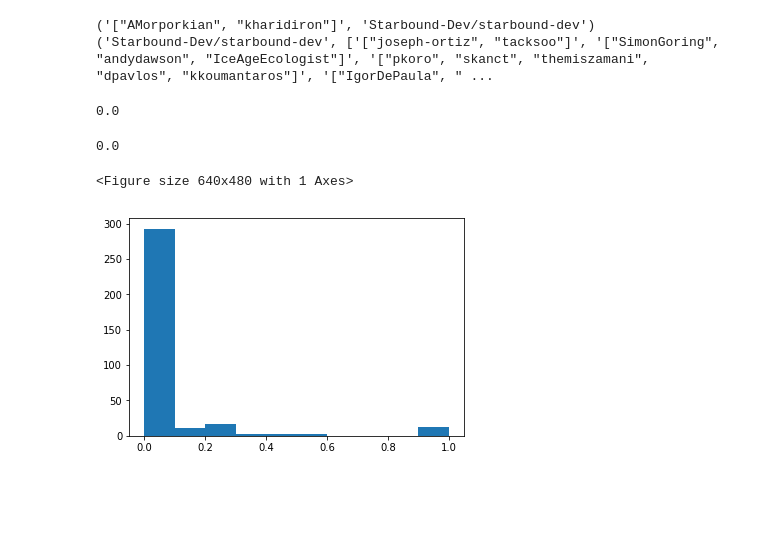
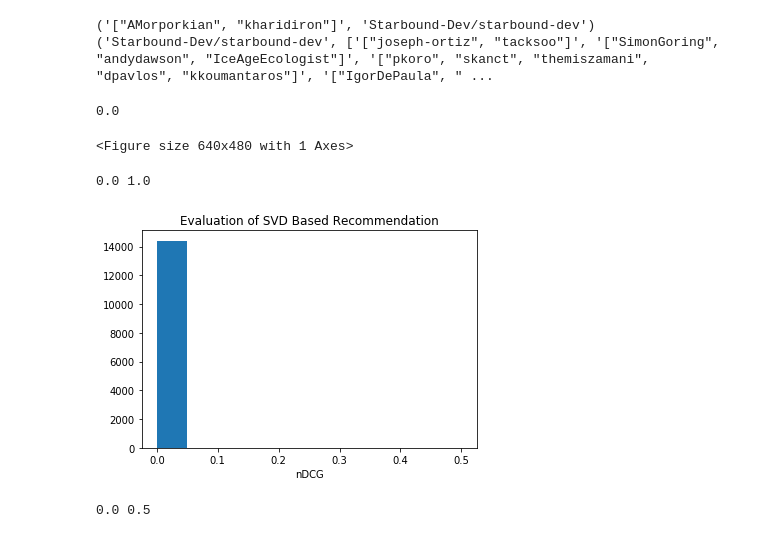
Before and after one commit to wd-doylle/GithubTeamRecommendation, a Jupyter notebook: evaluate.ipynb, the cells around one changed output. Cells and saved outputs as stored; diff of their text form; code cells hidden in the pictures; blank space fills up the shorter version.

```diff
--- a/evaluate.ipynb
+++ b/evaluate.ipynb
@@ -24,12 +24,12 @@ import pandas as pd
 import json
 
 recommendations = {}
-with open('recommenda_euclidean.json') as rj:
+with open('recommend_euclidean.json') as rj:
     for l in rj.readlines():
         line = l.strip().split('\t')
         repo = line[0]
-        recs = [json.loads(t)[1] for t in line[1:]]
-        recommendations[repo] = recs[::-1]
+        recs = [json.loads(t) for t in line[1:]]
+        recommendations[repo] = recs
 
 team_target = {}
 with open('team_profiles.json') as tj:
@@ -43,27 +43,6 @@ print(list(recommendations.items())[0])
 # %% [output]
 ('["AMorporkian", "kharidiron"]', 'Starbound-Dev/starbound-dev')
 ('Starbound-Dev/starbound-dev', ['["joseph-ortiz", "tacksoo"]', '["SimonGoring", "andydawson", "IceAgeEcologist"]', '["pkoro", "skanct", "themiszamani", "dpavlos", "kkoumantaros"]', '["IgorDePaula", " ...
-# %%
-def NRR(repo,rec,team_target):
-    mrr = 0
-    for i,tm in enumerate(rec):
-        if tm in team_target and repo == team_target[tm]:
-            mrr += 1/(i+1)
-    target_cnt = 0
-    irr =  0
-    for tm in team_target:
-        target = team_target[tm]
-        if target == repo:
-            target_cnt += 1
-            irr += 1/target_cnt
-#     print(irr)
-    mrr /= irr
-    return mrr
-
-item = list(recommendations.items())[0]
-print(NRR(item[0],item[1],team_target))
-# %% [output]
-0.0
 # %%
 import numpy as np
 def NDCG(repo,rec,team_target):
@@ -88,18 +67,36 @@ print(NDCG(item[0],item[1],team_target))
 # %%
 from matplotlib import pyplot as plt
 
-NRRs = []
+NDCGs = []
 for repo in recommendations:
-    NRRs.append(NRR(repo,recommendations[repo],team_target))
-plt.hist(NRRs)
+    NDCGs.append(NDCG(repo,recommendations[repo],team_target))
+plt.hist(NDCGs)
+plt.xlabel("nDCG")
+plt.title("Evaluation of Euclidean Distance Based Recommendation")
+plt.savefig('evaluate_euclidean.pdf',bbox='tight')
 plt.show()
+print(min(NDCGs),max(NDCGs))
 # %% [output]
 <Figure size 640x480 with 1 Axes>
+0.0 1.0
+# %%
+recommendations = {}
+with open('recommend_svd.json') as rj:
+    for l in rj.readlines():
+        line = l.strip().split('\t')
+        repo = line[0]
+        recs = [json.loads(t)[1] for t in line[1:]]
+        recommendations[repo] = recs
 # %%
 NDCGs = []
 for repo in recommendations:
     NDCGs.append(NDCG(repo,recommendations[repo],team_target))
 plt.hist(NDCGs)
+plt.xlabel("nDCG")
+plt.title("Evaluation of SVD Based Recommendation")
+plt.savefig('evaluate_svd.pdf',bbox='tight')
 plt.show()
+print(min(NDCGs),max(NDCGs))
 # %% [output]
-[figure, old version]
+[figure, new version]
+0.0 0.5
```
Also changed, not shown: parts of 1 cell of this notebook, 1 other file.
